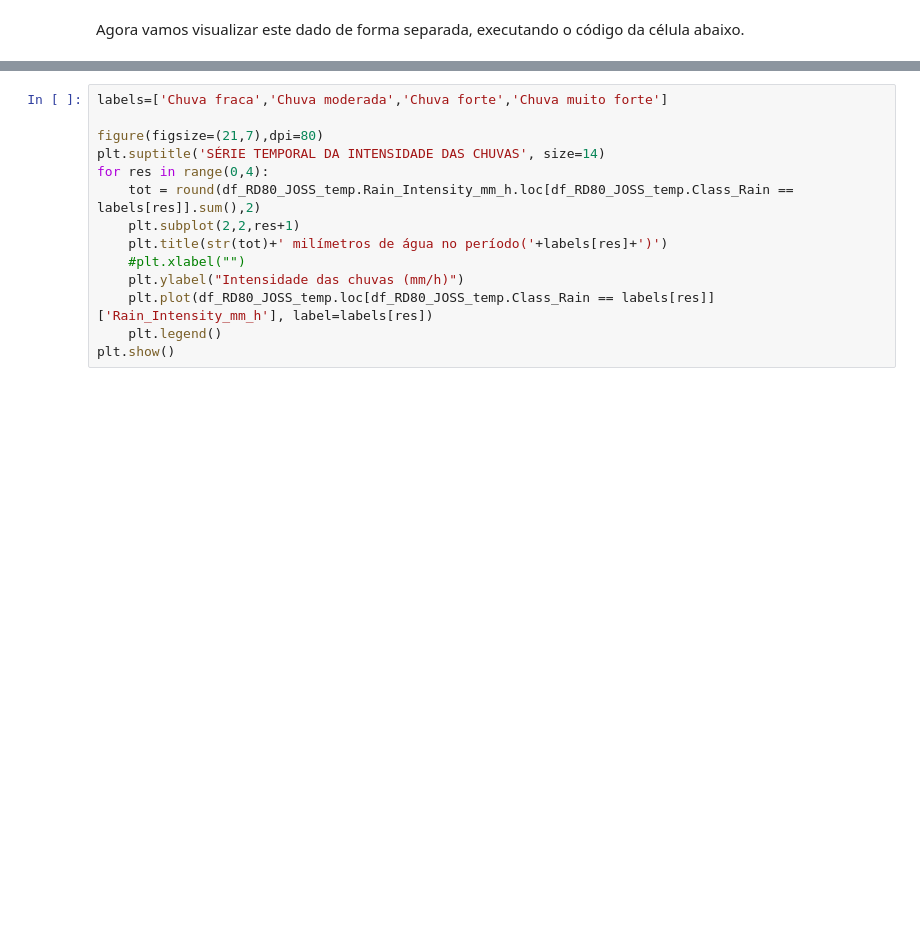
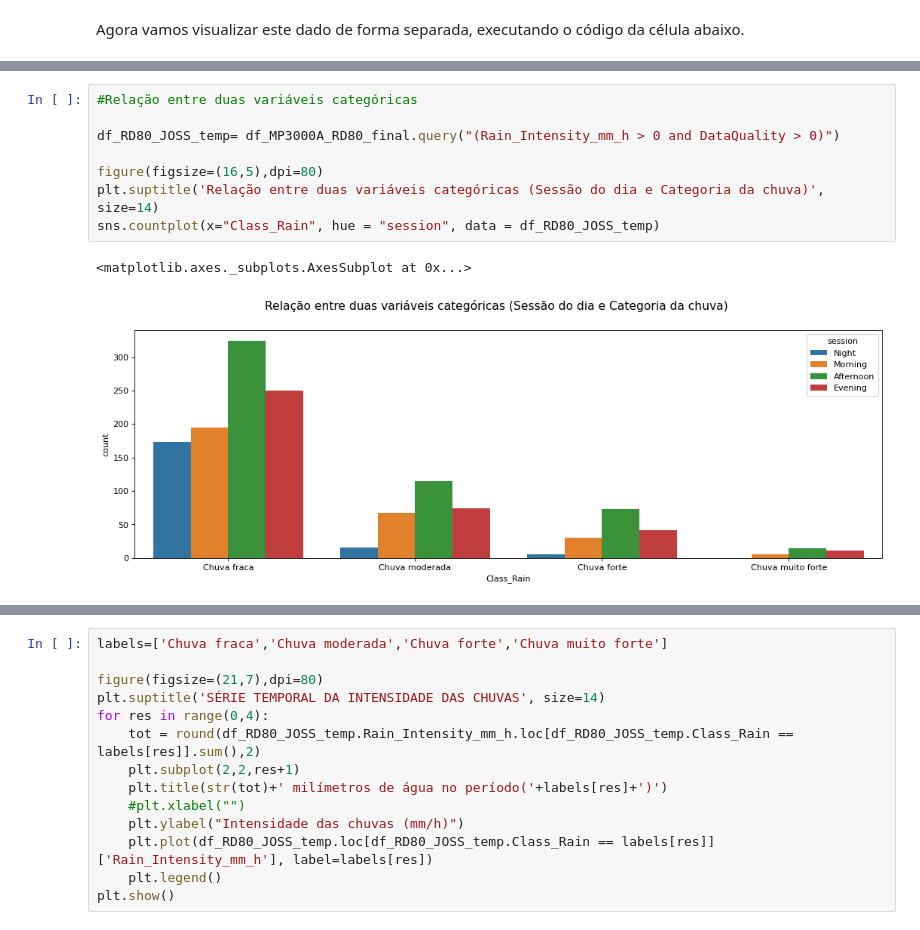
Before and after one commit to lourencocavalcante/Introduction-to-Data-Science, a Jupyter notebook: CAP394_2022_ProjetoFinal_EDA.ipynb, the cells around one changed output, grey strips where cells are left out. Cells and saved outputs as stored; diff of their text form; blank space fills up the shorter version.

```diff
--- a/CAP394_2022_ProjetoFinal_EDA.ipynb
+++ b/CAP394_2022_ProjetoFinal_EDA.ipynb
@@ -403,0 +460,11 @@ df_RD80_JOSS_temp.loc[df_RD80_JOSS_temp.session == 'Afternoon']['Rain_Intensity_
+# %%
+#Relação entre duas variáveis categóricas
+
+df_RD80_JOSS_temp= df_MP3000A_RD80_final.query("(Rain_Intensity_mm_h > 0 and DataQuality > 0)")
+
+figure(figsize=(16,5),dpi=80)
+plt.suptitle('Relação entre duas variáveis categóricas (Sessão do dia e Categoria da chuva)', size=14)
+sns.countplot(x="Class_Rain", hue = "session", data = df_RD80_JOSS_temp)
+# %% [output]
+<matplotlib.axes._subplots.AxesSubplot at 0x...>
+[figure, added]
```
Also changed, not shown: parts of 34 cells of this notebook.
